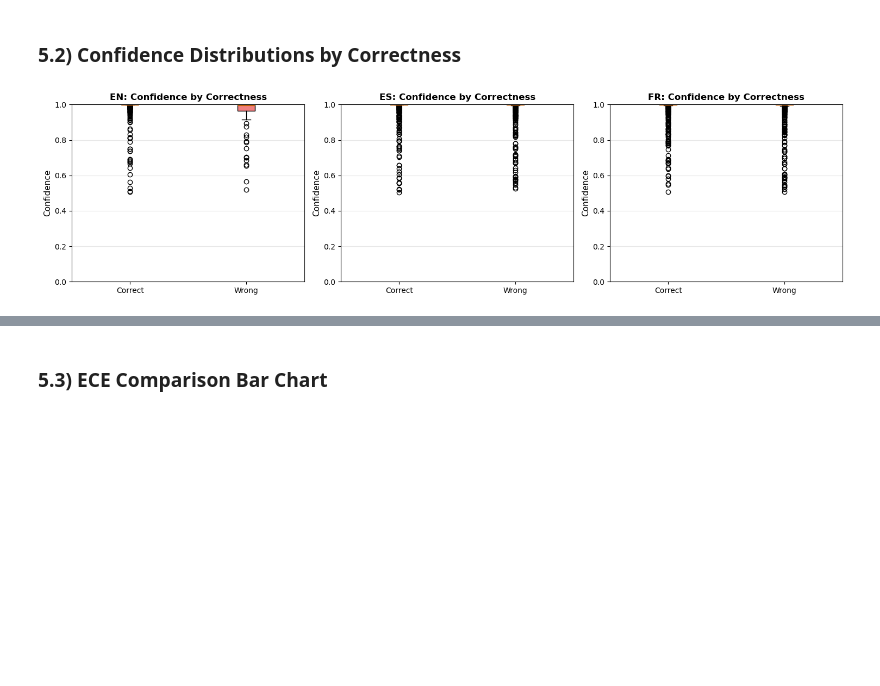
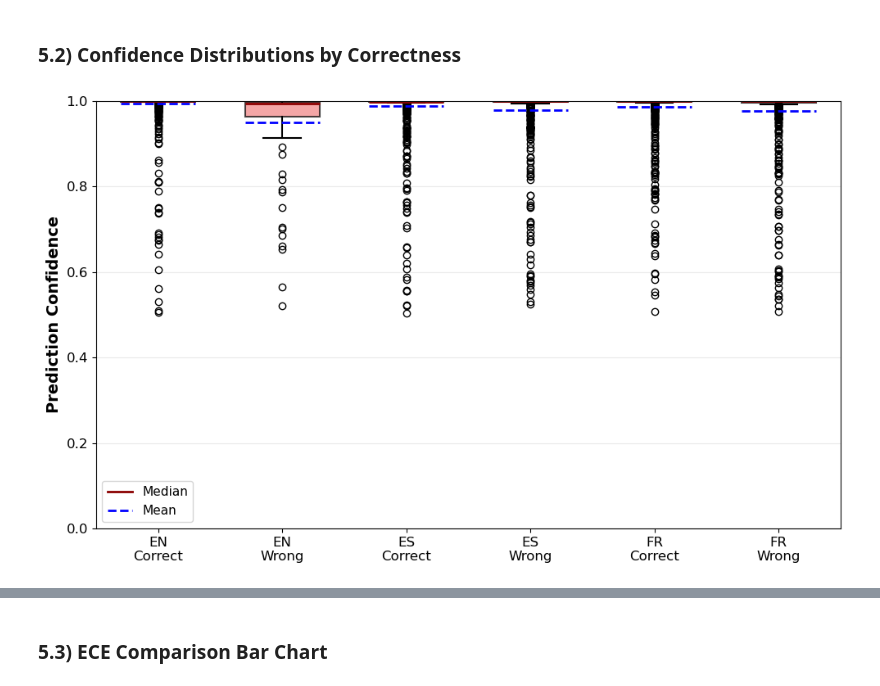
Before and after one commit to dApY3112/Twitter-Sentiment-Analysis, a Jupyter notebook: 09_calibration_triage.ipynb, the cells around one changed output, grey strips where cells are left out. Drawn from its saved outputs; the diff is of its cells as text; code cells hidden in the pictures; blank space fills up the shorter version.

```diff
--- a/09_calibration_triage.ipynb
+++ b/09_calibration_triage.ipynb
@@ -609,43 +747,59 @@ print('\n✅ Reliability diagrams saved')
 # %% [markdown]
 ### 5.2) Confidence Distributions by Correctness
 # %%
-# Confidence distribution by correctness (box plots)
-fig, axes = plt.subplots(1, 3, figsize=(15, 4))
+# Confidence by Correctness - Single Boxplot (LNCS Style)
+# 6 boxes: EN-C, EN-W, ES-C, ES-W, FR-C, FR-W
 
-# EN
-data_en = [conf_en[pred_en == y_true], conf_en[pred_en != y_true]]
-bp1 = axes[0].boxplot(data_en, labels=['Correct', 'Wrong'], patch_artist=True)
-for patch, color in zip(bp1['boxes'], ['lightgreen', 'lightcoral']):
+fig, ax = plt.subplots(figsize=(10, 6))
+
+# Prepare data for all languages and correctness
+data = [
+    conf_en[pred_en == y_true],   # EN Correct
+    conf_en[pred_en != y_true],   # EN Wrong
+    conf_es[pred_es == y_true],   # ES Correct
+    conf_es[pred_es != y_true],   # ES Wrong
+    conf_fr[pred_fr == y_true],   # FR Correct
+    conf_fr[pred_fr != y_true]    # FR Wrong
+]
+
+labels = ['EN\nCorrect', 'EN\nWrong', 'ES\nCorrect', 'ES\nWrong', 'FR\nCorrect', 'FR\nWrong']
+colors = ['lightgreen', 'lightcoral', 'lightgreen', 'lightcoral', 'lightgreen', 'lightcoral']
+
+# Create boxplot
+bp = ax.boxplot(data, labels=labels, patch_artist=True,
+                widths=0.6, showmeans=True, meanline=True,
+                boxprops=dict(linewidth=1.5, edgecolor='black'),
+                whiskerprops=dict(linewidth=1.5),
+                capprops=dict(linewidth=1.5),
+                medianprops=dict(linewidth=2, color='darkred'),
+                meanprops=dict(linewidth=2, color='blue', linestyle='--'))
+
+# Color boxes
+for patch, color in zip(bp['boxes'], colors):
     patch.set_facecolor(color)
-axes[0].set_ylabel('Confidence', fontsize=11)
-axes[0].set_title('EN: Confidence by Correctness', fontsize=12, fontweight='bold')
-axes[0].set_ylim([0, 1])
-axes[0].grid(alpha=0.3, axis='y')
+    patch.set_alpha(0.7)
 
-# ES
-data_es = [conf_es[pred_es == y_true], conf_es[pred_es != y_true]]
-bp2 = axes[1].boxplot(data_es, labels=['Correct', 'Wrong'], patch_artist=True)
-for patch, color in zip(bp2['boxes'], ['lightgreen', 'lightcoral']):
-    patch.set_facecolor(color)
-axes[1].set_ylabel('Confidence', fontsize=11)
-axes[1].set_title('ES: Confidence by Correctness', fontsize=12, fontweight='bold')
-axes[1].set_ylim([0, 1])
-axes[1].grid(alpha=0.3, axis='y')
+# Styling
+ax.set_ylabel('Prediction Confidence', fontsize=14, fontweight='bold')
+ax.set_ylim([0, 1])
+ax.tick_params(axis='y', labelsize=12)
+ax.tick_params(axis='x', labelsize=12)
+ax.grid(alpha=0.25, axis='y', linewidth=0.8)
 
-# FR
-data_fr = [conf_fr[pred_fr == y_true], conf_fr[pred_fr != y_true]]
-bp3 = axes[2].boxplot(data_fr, labels=['Correct', 'Wrong'], patch_artist=True)
-for patch, color in zip(bp3['boxes'], ['lightgreen', 'lightcoral']):
-    patch.set_facecolor(color)
-axes[2].set_ylabel('Confidence', fontsize=11)
-axes[2].set_title('FR: Confidence by Correctness', fontsize=12, fontweight='bold')
-axes[2].set_ylim([0, 1])
-axes[2].grid(alpha=0.3, axis='y')
+# Add legend for median/mean
+from matplotlib.lines import Line2D
+legend_elements = [
+    Line2D([0], [0], color='darkred', linewidth=2, label='Median'),
+    Line2D([0], [0], color='blue', linewidth=2, linestyle='--', label='Mean')
+]
+ax.legend(handles=legend_elements, fontsize=11, loc='lower left')
 
+# Save high-resolution figure
 plt.tight_layout()
-plt.savefig(OUTPUT_DIR / 'confidence_by_correctness.png', dpi=150, bbox_inches='tight')
+plt.savefig(OUTPUT_DIR / 'confidence_by_correctness.png', dpi=300, bbox_inches='tight')
 plt.show()
 
-print('✅ Confidence distributions saved')
+print('✅ Confidence by correctness saved (single plot)')
+print('   Insight: Overconfidence visible in ES/FR wrong predictions')
 # %% [output]
-[figure, old version]
+[figure, new version]
```
Also changed, not shown: parts of 11 cells of this notebook, 6 other files.
